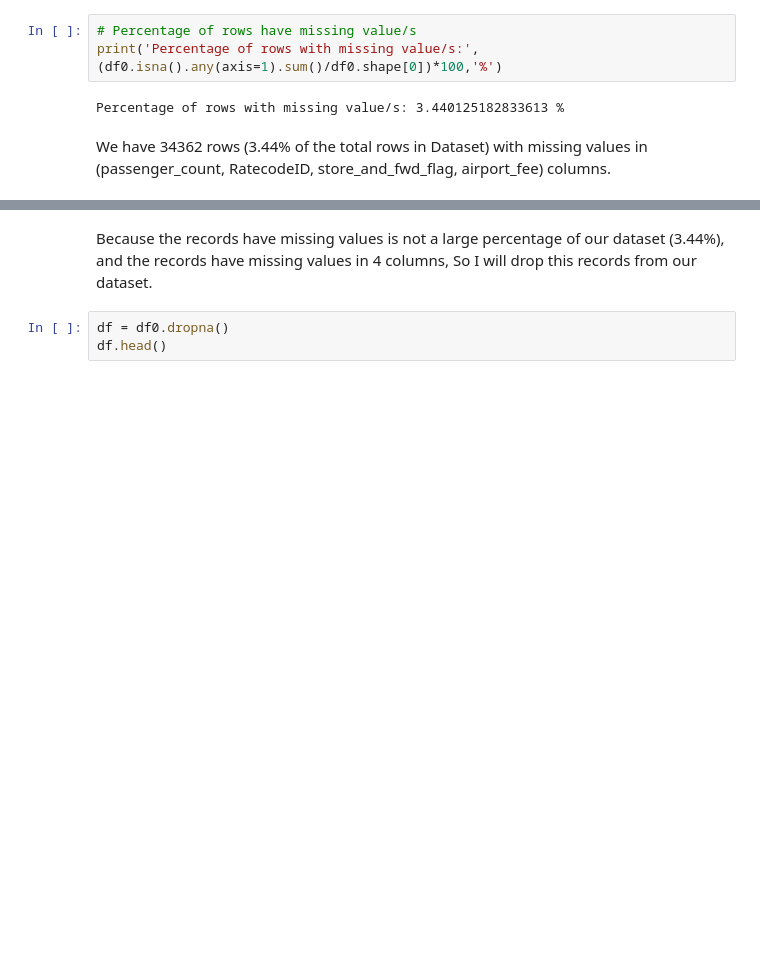
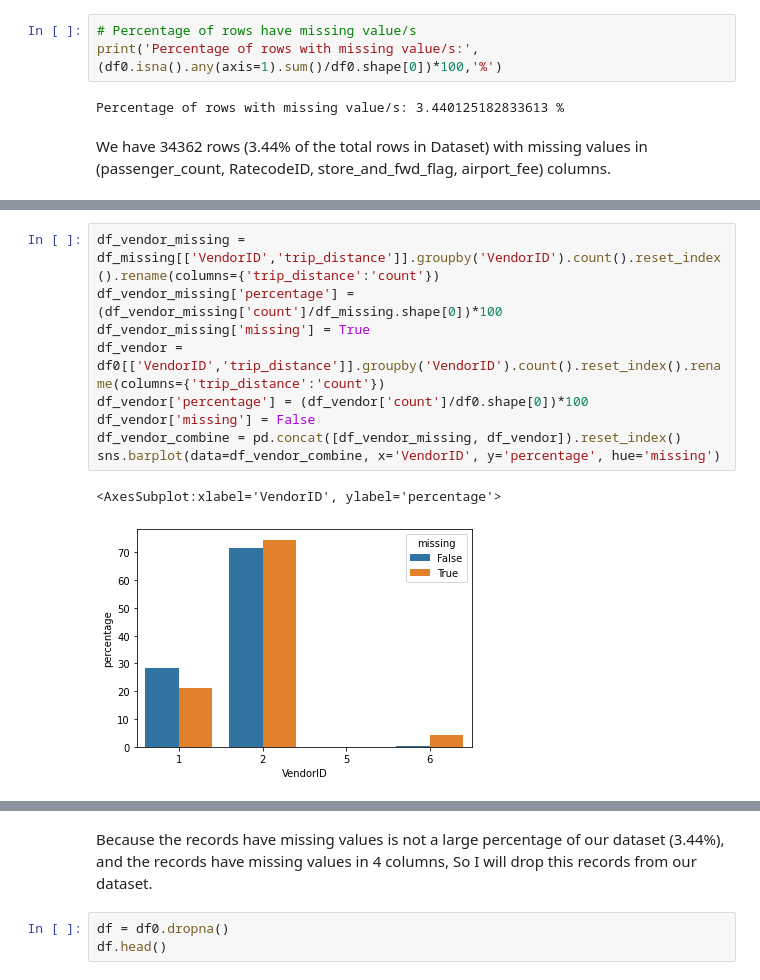
Before and after one commit to AbanoubYounan/Predict-Taxi-Fare-Before-Riding, a Jupyter notebook: Predict_NewYork_Yellow_Taxi_Fare.ipynb, the cells around one changed output, grey strips where cells are left out. Cells and saved outputs as stored; diff of their text form; blank space fills up the shorter version.

```diff
--- a/Predict_NewYork_Yellow_Taxi_Fare.ipynb
+++ b/Predict_NewYork_Yellow_Taxi_Fare.ipynb
@@ -267,0 +273,12 @@ the records with missing values are after each others
+# %%
+df_vendor_missing = df_missing[['VendorID','trip_distance']].groupby('VendorID').count().reset_index().rename(columns={'trip_distance':'count'})
+df_vendor_missing['percentage'] = (df_vendor_missing['count']/df_missing.shape[0])*100
+df_vendor_missing['missing'] = True
+df_vendor = df0[['VendorID','trip_distance']].groupby('VendorID').count().reset_index().rename(columns={'trip_distance':'count'})
+df_vendor['percentage'] = (df_vendor['count']/df0.shape[0])*100
+df_vendor['missing'] = False
+df_vendor_combine = pd.concat([df_vendor_missing, df_vendor]).reset_index()
+sns.barplot(data=df_vendor_combine, x='VendorID', y='percentage', hue='missing')
+# %% [output]
+<AxesSubplot:xlabel='VendorID', ylabel='percentage'>
+[figure, added]
```
Also changed, not shown: parts of 9 cells of this notebook.
